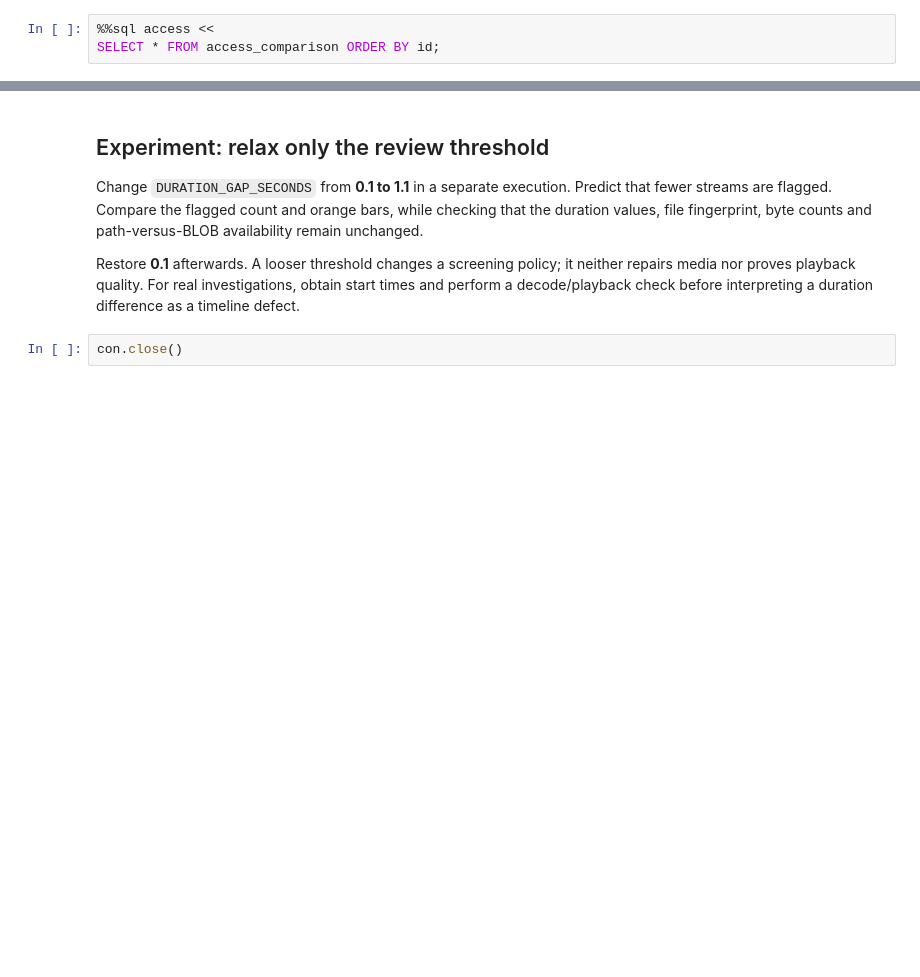
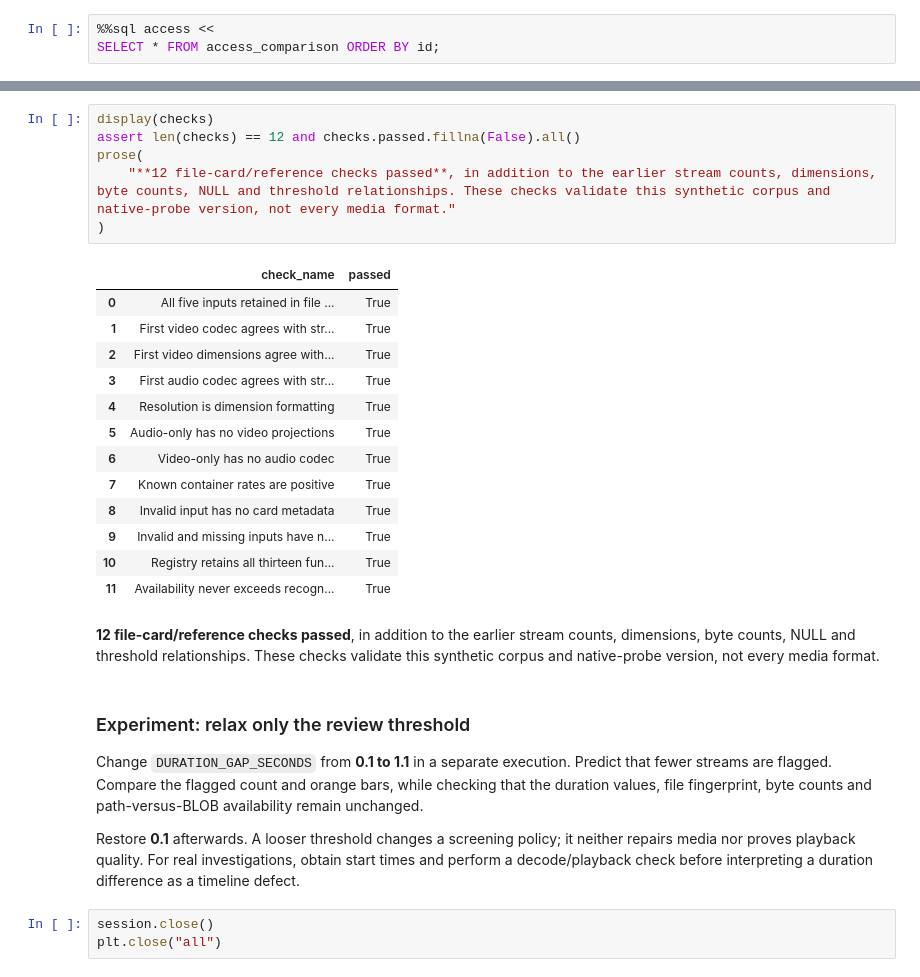
Before and after one commit to Query-farm/vgi-media, a Jupyter notebook: notebooks/01_container_length_is_not_video_length.ipynb, the cells around one changed output, grey strips where cells are left out. Drawn from its saved outputs; the diff is of its cells as text; blank space fills up the shorter version.

Commit message:
Standardize Media notebook and cover the complete SQL catalog [skip ci]

```diff
--- a/notebooks/01_container_length_is_not_video_length.ipynb
+++ b/notebooks/01_container_length_is_not_video_length.ipynb
@@ -313,9 +530,31 @@ Among **3 recognized files**, **1** have a path duration but no BLOB duration. *
+# %%
+display(checks)
+assert len(checks) == 12 and checks.passed.fillna(False).all()
+prose(
+    "**12 file-card/reference checks passed**, in addition to the earlier stream counts, dimensions, byte counts, NULL and threshold relationships. These checks validate this synthetic corpus and native-probe version, not every media format."
+)
+# %% [output]
+|  | check_name | passed |
+| 0 | All five inputs retained in file ... | True |
+| 1 | First video codec agrees with str... | True |
+| 2 | First video dimensions agree with... | True |
+| 3 | First audio codec agrees with str... | True |
+| 4 | Resolution is dimension formatting | True |
+| 5 | Audio-only has no video projections | True |
+| 6 | Video-only has no audio codec | True |
+| 7 | Known container rates are positive | True |
+| 8 | Invalid input has no card metadata | True |
+| 9 | Invalid and missing inputs have n... | True |
+| 10 | Registry retains all thirteen fun... | True |
+| 11 | Availability never exceeds recogn... | True |
+**12 file-card/reference checks passed**, in addition to the earlier stream counts, dimensions, byte counts, NULL and threshold relationships. These checks validate this synthetic corpus and native-probe version, not every media format.
 # %% [markdown]
-## Experiment: relax only the review threshold
+### Experiment: relax only the review threshold
 
 Change `DURATION_GAP_SECONDS` from **0.1 to 1.1** in a separate execution. Predict that fewer streams are flagged. Compare the flagged count and orange bars, while checking that the duration values, file fingerprint, byte counts and path-versus-BLOB availability remain unchanged.
 
 Restore **0.1** afterwards. A looser threshold changes a screening policy; it neither repairs media nor proves playback quality. For real investigations, obtain start times and perform a decode/playback check before interpreting a duration difference as a timeline defect.
 # %%
-con.close()
+session.close()
+plt.close("all")
 # %% [markdown]
```
Also changed, not shown: parts of 26 cells of this notebook, 10 other files.
